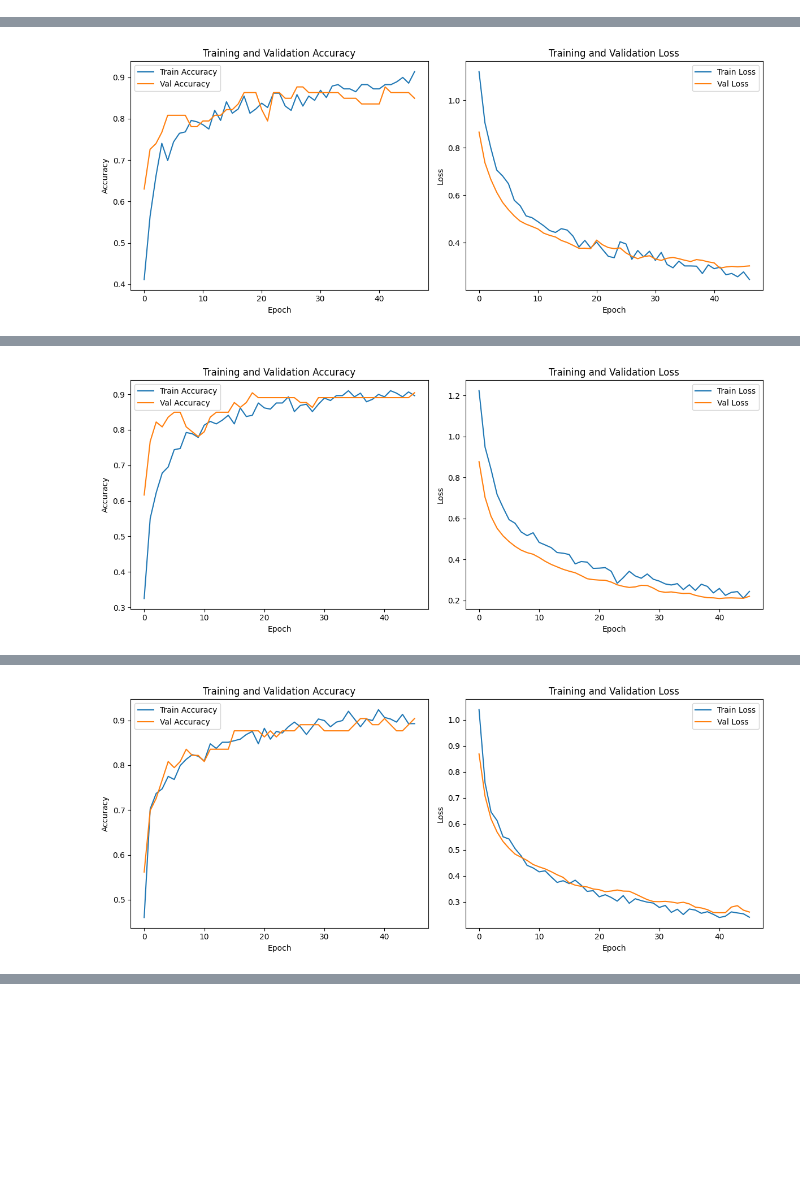
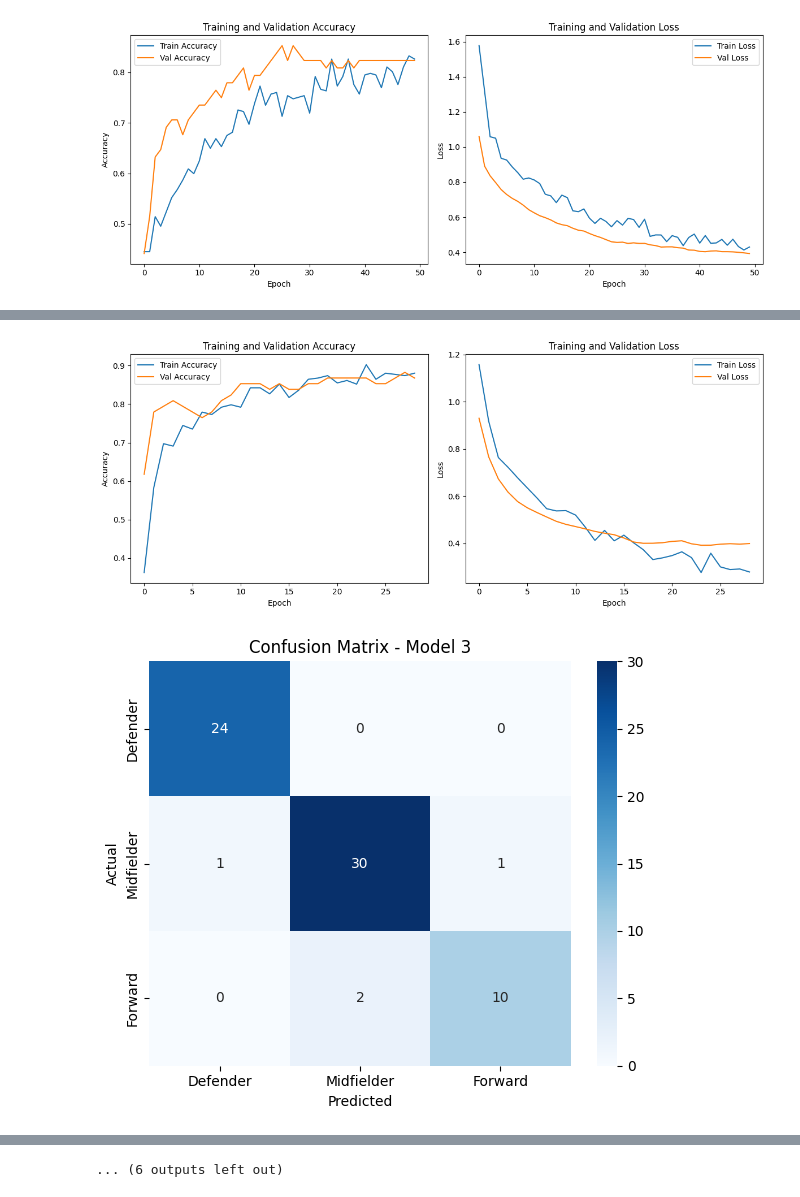
Before and after one commit to sagyn19/nes1, a Jupyter notebook: NES1.ipynb, the cells around one changed output, grey strips where cells are left out. Drawn from its saved outputs; the diff is of its cells as text; code cells hidden in the pictures; blank space fills up the shorter version.

```diff
--- a/NES1.ipynb
+++ b/NES1.ipynb
@@ -45,13 +45,16 @@ y = df_filtered["main_position"].map({"D": 0, "M": 1, "F": 2}).values
 scaler = StandardScaler()
 X_scaled = scaler.fit_transform(X)
 
-#Train/test
-X_train, X_test, y_train, y_test = train_test_split(
-    X_scaled, y, test_size=0.2, random_state=42, stratify=y
+# Train (70%), Validation (15%), Test (15%)
+X_train_full, X_temp, y_train_full, y_temp = train_test_split(
+    X_scaled, y, test_size=0.3, random_state=42, stratify=y
 )
-print("X_train:", X_train.shape)
-print("X_test:", X_test.shape)
-print("Train labels:", np.bincount(y_train))
-print("Test labels:", np.bincount(y_test))
-print(df)
+X_val, X_test, y_val, y_test = train_test_split(
+    X_temp, y_temp, test_size=0.5, random_state=42, stratify=y_temp
+)
+
+print("Overall shape", df.shape)
+print("Train shape:", X_train_full.shape)
+print("Validation shape:", X_val.shape)
+print("Test shape:", X_test.shape)
 # %% [output]
@@ -101,10 +91,17 @@ def plot_training_history(history):
     plt.show()
 # %%
 import numpy as np
+import pandas as pd
+import time
 from tensorflow.keras import Sequential, layers
 from tensorflow.keras.layers import Dense, Dropout
 from tensorflow.keras.callbacks import EarlyStopping
 from sklearn.metrics import classification_report
+import seaborn as sns
+import matplotlib.pyplot as plt
+from sklearn.metrics import confusion_matrix
+
+summary = []
 
 #configurations
 configs = [
@@ -115,11 +112,12 @@ configs = [
     {"layers": [64], "dropout": 0.2, "batch_size": 32}
 ]
 
+
 for i, config in enumerate(configs, 1):
-    print(f"Running Model {i} with layers {config['layers']}, dropout={config['dropout']}, batch_size={config['batch_size']}")
+    print(f"\n Running Model {i} with layers {config['layers']}, dropout={config['dropout']}, batch_size={config['batch_size']}")
 
     model = Sequential()
-    model.add(layers.Input(shape=(X_train.shape[1],)))
+    model.add(layers.Input(shape=(X_train_full.shape[1],)))
 
     for neurons in config["layers"]:
         model.add(Dense(neurons, activation='relu'))
@@ -131,22 +129,56 @@ for i, config in enumerate(configs, 1):
 
     early_stop = EarlyStopping(monitor='val_loss', patience=5, restore_best_weights=True)
 
+    start_time = time.time()
     history = model.fit(
-        X_train, y_train,
-        validation_split=0.2,
+        X_train_full, y_train_full,
+        validation_data=(X_val, y_val),
         epochs=50,
         batch_size=config["batch_size"],
         verbose=0,
         callbacks=[early_stop]
     )
+    end_time = time.time()
+    training_time = round(end_time - start_time, 2)
 
     test_loss, test_acc = model.evaluate(X_test, y_test, verbose=0)
     print(f"Test accuracy: {test_acc:.2f}")
 
+
     y_pred_probs = model.predict(X_test, verbose=0)
     y_pred = np.argmax(y_pred_probs, axis=1)
+
+    # Save summary info
+    summary.append({
+        "Model": f"Model {i}",
+        "Layers": str(config["layers"]),
+        "Dropout": config["dropout"],
+        "Batch Size": config["batch_size"],
+        "Test Accuracy": round(test_acc, 4),
+        "F1 Score (Macro Avg)": round(
+            classification_report(y_test, y_pred, output_dict=True)["macro avg"]["f1-score"], 4
+        ),
+        "Training Time (s)": training_time
+    })
+
 
     print("Classification Report:")
     print(classification_report(y_test, y_pred, target_names=["Defender", "Midfielder", "Forward"]))
     plot_training_history(history)
+
+    cm = confusion_matrix(y_test, y_pred)
+    plt.figure(figsize=(6, 5))
+    sns.heatmap(cm, annot=True, fmt='d', cmap='Blues',
+                xticklabels=["Defender", "Midfielder", "Forward"],
+                yticklabels=["Defender", "Midfielder", "Forward"])
+    plt.xlabel('Predicted')
+    plt.ylabel('Actual')
+    plt.title(f'Confusion Matrix - Model {i}')
+    plt.tight_layout()
+    plt.show()
+
+
+summary_df = pd.DataFrame(summary)
+print("\n📊 Hyperparameter Summary Table:")
+print(summary_df)
 # %% [output]
@@ -178,0 +211 @@ weighted avg       0.88      0.88      0.88        91
+[figure, new version]
@@ -191 +213,0 @@ weighted avg       0.89      0.89      0.89        91
-[figure, old version]
@@ -204 +215,0 @@ weighted avg       0.89      0.89      0.89        91
-[figure, old version]
@@ -217 +227,2 @@ weighted avg       0.88      0.88      0.88        91
-[figure, old version]
+[figure, new version]
+[figure, added]
@@ -218,3 +241,4 @@ weighted avg       0.88      0.88      0.88        91
+... (6 outputs left out)
 # %%
 from sklearn.linear_model import LogisticRegression
 from sklearn.metrics import classification_report
```
Also changed, not shown: parts of 3 cells of this notebook.
